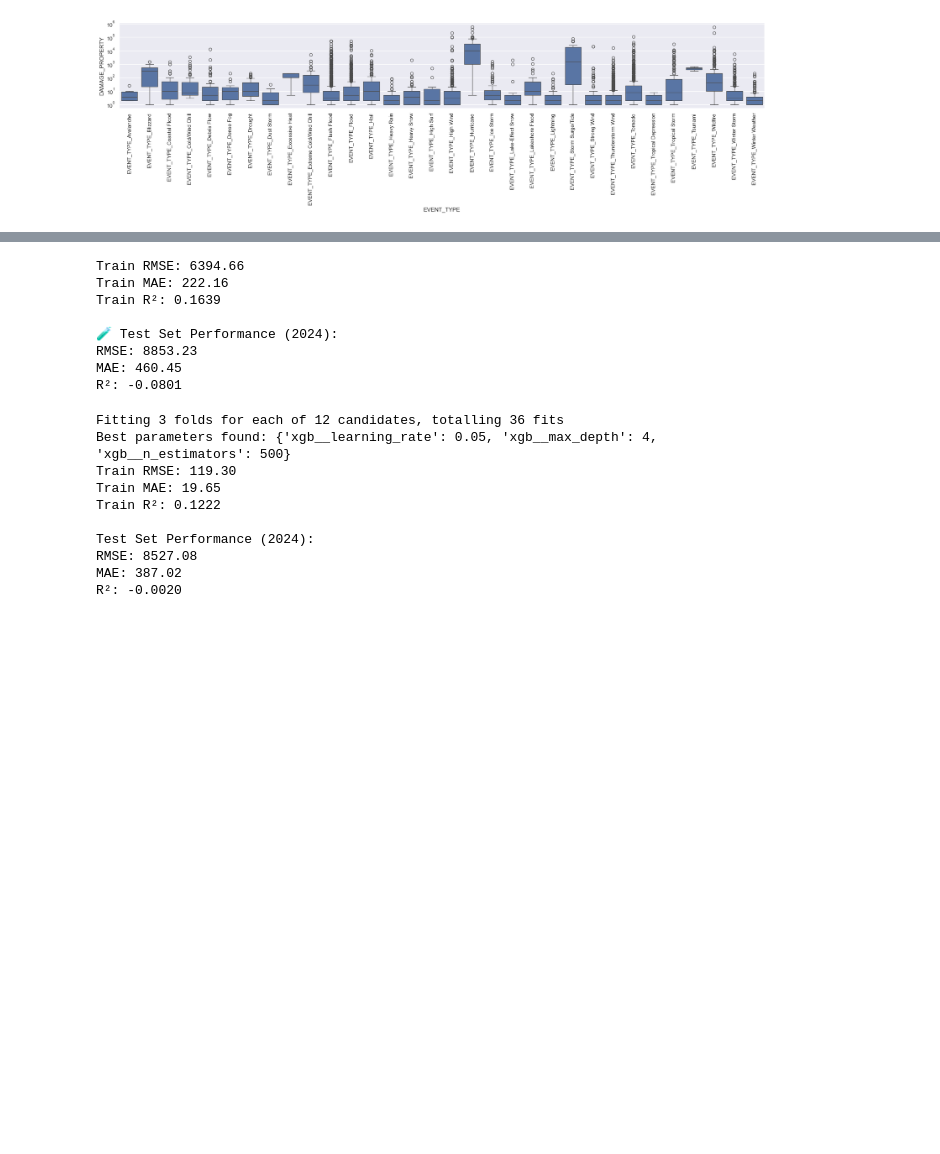
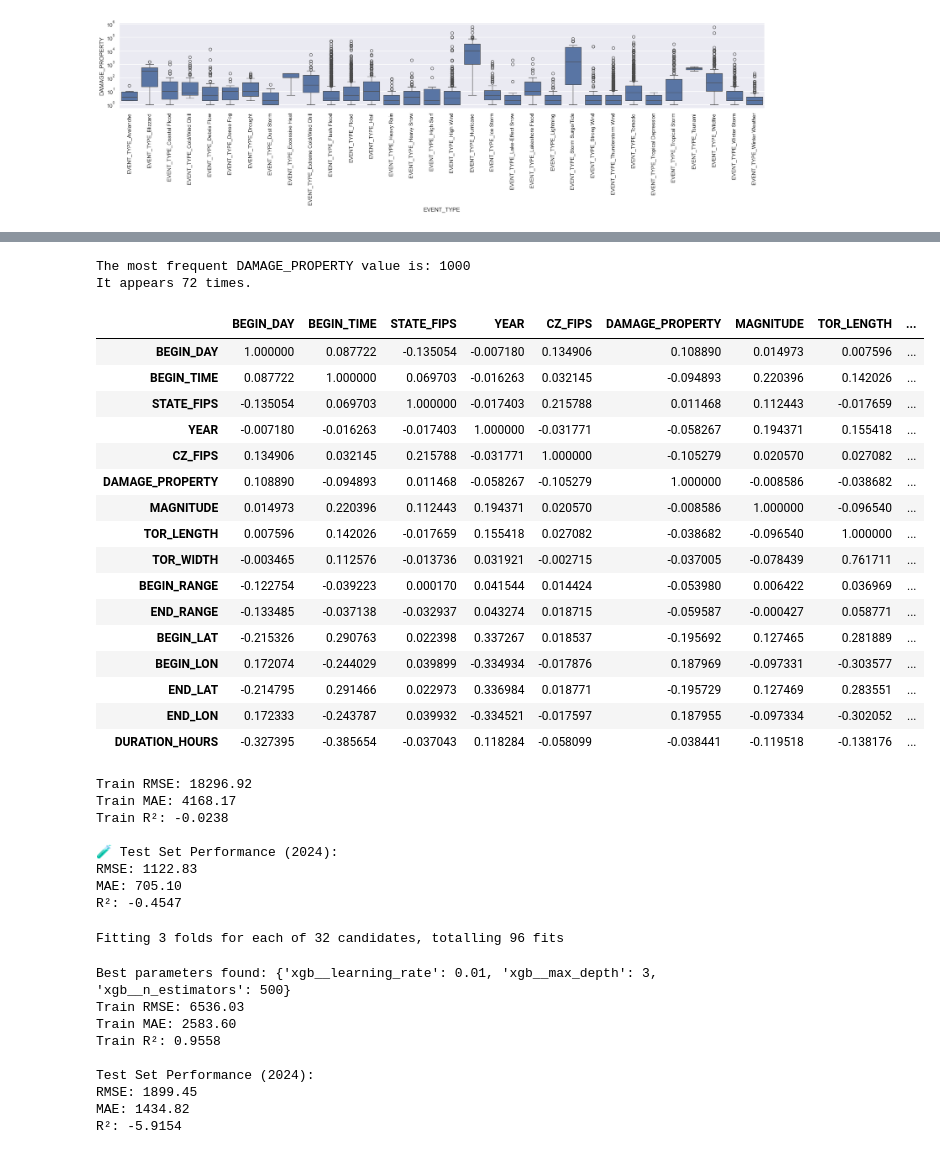
Before and after one commit to HeinS04/MA0218-miniproj, a Jupyter notebook: Stormanalysis.ipynb, the cells around one changed output, grey strips where cells are left out. Saved outputs shown, nothing was run; the diff lists cells and outputs as text; code cells hidden in the pictures; blank space fills up the shorter version.

```diff
--- a/Stormanalysis.ipynb
+++ b/Stormanalysis.ipynb
@@ -231,3 +422,35 @@ plt.show()
+# %%
+most_frequent_value = stormdatamag['DAMAGE_PROPERTY'].value_counts().idxmax()
+most_frequent_count = stormdatamag['DAMAGE_PROPERTY'].value_counts().max()
+
+print(f"The most frequent DAMAGE_PROPERTY value is: {most_frequent_value}")
+print(f"It appears {most_frequent_count} times.")
+# %% [output]
+The most frequent DAMAGE_PROPERTY value is: 1000
+It appears 72 times.
+# %%
+categorical_columns = ['EVENT_TYPE', 'CZ_TYPE', 'MAGNITUDE_TYPE']
+stormdatamagnum = stormdatamag.drop(columns=categorical_columns)
+# %%
+stormdatamagnum.corr()
+# %% [output]
+|  | BEGIN_DAY | BEGIN_TIME | STATE_FIPS | YEAR | CZ_FIPS | DAMAGE_PROPERTY | MAGNITUDE | TOR_LENGTH | ... |
+| BEGIN_DAY | 1.000000 | 0.087722 | -0.135054 | -0.007180 | 0.134906 | 0.108890 | 0.014973 | 0.007596 | ... |
+| BEGIN_TIME | 0.087722 | 1.000000 | 0.069703 | -0.016263 | 0.032145 | -0.094893 | 0.220396 | 0.142026 | ... |
+| STATE_FIPS | -0.135054 | 0.069703 | 1.000000 | -0.017403 | 0.215788 | 0.011468 | 0.112443 | -0.017659 | ... |
+| YEAR | -0.007180 | -0.016263 | -0.017403 | 1.000000 | -0.031771 | -0.058267 | 0.194371 | 0.155418 | ... |
+| CZ_FIPS | 0.134906 | 0.032145 | 0.215788 | -0.031771 | 1.000000 | -0.105279 | 0.020570 | 0.027082 | ... |
+| DAMAGE_PROPERTY | 0.108890 | -0.094893 | 0.011468 | -0.058267 | -0.105279 | 1.000000 | -0.008586 | -0.038682 | ... |
+| MAGNITUDE | 0.014973 | 0.220396 | 0.112443 | 0.194371 | 0.020570 | -0.008586 | 1.000000 | -0.096540 | ... |
+| TOR_LENGTH | 0.007596 | 0.142026 | -0.017659 | 0.155418 | 0.027082 | -0.038682 | -0.096540 | 1.000000 | ... |
+| TOR_WIDTH | -0.003465 | 0.112576 | -0.013736 | 0.031921 | -0.002715 | -0.037005 | -0.078439 | 0.761711 | ... |
+| BEGIN_RANGE | -0.122754 | -0.039223 | 0.000170 | 0.041544 | 0.014424 | -0.053980 | 0.006422 | 0.036969 | ... |
+| END_RANGE | -0.133485 | -0.037138 | -0.032937 | 0.043274 | 0.018715 | -0.059587 | -0.000427 | 0.058771 | ... |
+| BEGIN_LAT | -0.215326 | 0.290763 | 0.022398 | 0.337267 | 0.018537 | -0.195692 | 0.127465 | 0.281889 | ... |
+| BEGIN_LON | 0.172074 | -0.244029 | 0.039899 | -0.334934 | -0.017876 | 0.187969 | -0.097331 | -0.303577 | ... |
+| END_LAT | -0.214795 | 0.291466 | 0.022973 | 0.336984 | 0.018771 | -0.195729 | 0.127469 | 0.283551 | ... |
+| END_LON | 0.172333 | -0.243787 | 0.039932 | -0.334521 | -0.017597 | 0.187955 | -0.097334 | -0.302052 | ... |
+| DURATION_HOURS | -0.327395 | -0.385654 | -0.037043 | 0.118284 | -0.058099 | -0.038441 | -0.119518 | -0.138176 | ... |
 # %%
 plt.figure(figsize=(20, 6))
 stormdatanomag = stormdatanomag[stormdatanomag['DAMAGE_PROPERTY'] >= 100000]
@@ -253,8 +476,7 @@ y_train = stormdata_normalized['DAMAGE_PROPERTY']
 y_train_log = np.log1p(y_train)
 
 
-
-model = xgb.XGBRegressor(objective='reg:squarederror', n_estimators=1000, max_depth=4, learning_rate=0.1, random_state=42)
+model = xgb.XGBRegressor(objective='reg:squarederror', n_estimators=1000, max_depth=6, learning_rate=0.0005, random_state=42)
 model.fit(X_train, y_train_log)
 
 
@@ -286,14 +508,14 @@ print(f"RMSE: {rmse_test:.2f}")
 print(f"MAE: {mae_test:.2f}")
 print(f"R²: {r2_test:.4f}")
 # %% [output]
-Train RMSE: 6394.66
-Train MAE: 222.16
-Train R²: 0.1639
+Train RMSE: 18296.92
+Train MAE: 4168.17
+Train R²: -0.0238
 
 🧪 Test Set Performance (2024):
-RMSE: 8853.23
-MAE: 460.45
-R²: -0.0801
+RMSE: 1122.83
+MAE: 705.10
+R²: -0.4547
 # %%
 from sklearn.metrics import mean_squared_error, mean_absolute_error, r2_score
 from sklearn.model_selection import GridSearchCV
@@ -334,8 +556,8 @@ pipeline = Pipeline([
 # ---------------------------
 param_grid = {
     'xgb__n_estimators': [500, 1000],
-    'xgb__max_depth': [3, 4, 5],
-    'xgb__learning_rate': [0.1, 0.05]
+    'xgb__max_depth': list(range(3, 11)),
+    'xgb__learning_rate': [0.1, 0.01]
 }
 
 grid_search = GridSearchCV(pipeline, param_grid, cv=3, scoring='neg_mean_squared_error', verbose=1)
@@ -383,13 +605,13 @@ print(f"RMSE: {rmse_test:.2f}")
 print(f"MAE: {mae_test:.2f}")
 print(f"R²: {r2_test:.4f}")
 # %% [output]
-Fitting 3 folds for each of 12 candidates, totalling 36 fits
-Best parameters found: {'xgb__learning_rate': 0.05, 'xgb__max_depth': 4, 'xgb__n_estimators': 500}
-Train RMSE: 119.30
-Train MAE: 19.65
-Train R²: 0.1222
-
-Test Set Performance (2024):
-RMSE: 8527.08
-MAE: 387.02
-R²: -0.0020
+Fitting 3 folds for each of 32 candidates, totalling 96 fits
+Best parameters found: {'xgb__learning_rate': 0.01, 'xgb__max_depth': 3, 'xgb__n_estimators': 500}
+Train RMSE: 6536.03
+Train MAE: 2583.60
+Train R²: 0.9558
+
+Test Set Performance (2024):
+RMSE: 1899.45
+MAE: 1434.82
+R²: -5.9154
```
Also changed, not shown: parts of 21 cells of this notebook.
